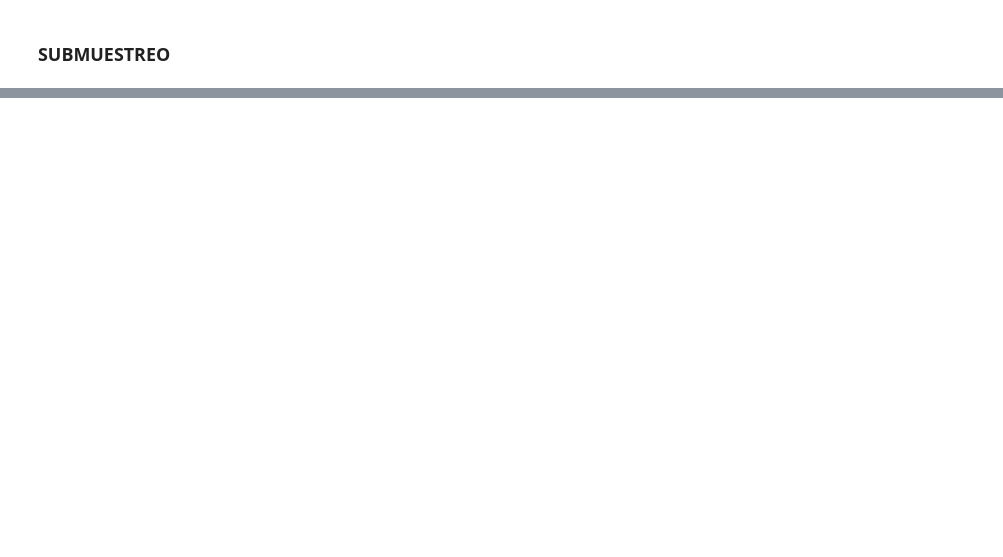
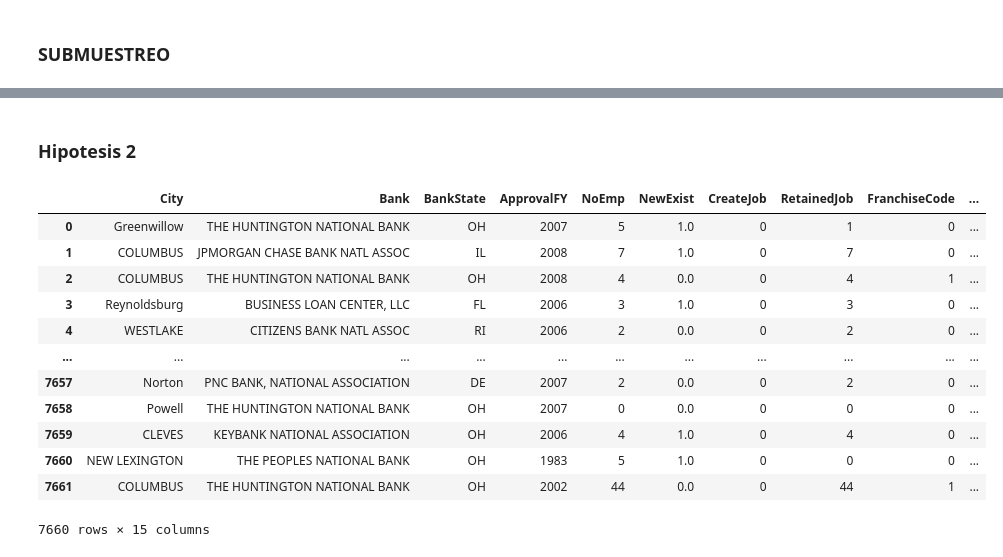
Before and after one commit to ananags/LBBYs, a Jupyter notebook: notebooks/3_modelado/3.1_modelos_geometricos/AlgoritmosGeometricos.ipynb, the cells around one changed output, grey strips where cells are left out. Saved outputs shown, nothing was run; the diff lists cells and outputs as text; code cells hidden in the pictures; blank space fills up the shorter version.

Commit message:
hipotesis 2

```diff
--- a/notebooks/3_modelado/3.1_modelos_geometricos/AlgoritmosGeometricos.ipynb
+++ b/notebooks/3_modelado/3.1_modelos_geometricos/AlgoritmosGeometricos.ipynb
@@ -258,0 +119,51 @@ print(f"Mean Accuracy: {kfold_scores.mean():.4f}")
+# %% [markdown]
+### Hipotesis 2
+# %%
+df = pd.read_csv('df_train.csv')
+df
+# 2. Separar clases mayoritaria y minoritaria
+df_majority = df[df["Accept"] == 1]  # Créditos aceptados (clase mayoritaria)
+df_minority = df[df["Accept"] == 0]  # Créditos no aceptados (clase minoritaria)
+# 3. Aplicar Submuestreo (undersampling)
+df_majority_downsampled = resample(df_majority,
+                                   replace=False,  # Sin reemplazo
+                                   n_samples=len(df_minority),  # Igualar cantidad de muestras
+                                   random_state=42)  # Fijar semilla
+# 4. Unir el dataset balanceado
+df_balanced = pd.concat([df_majority_downsampled, df_minority])
+# 5. Mezclar los datos para evitar sesgos
+df_balanced = df_balanced.sample(frac=1, random_state=42).reset_index(drop=True)
+# Eliminar filas con NaN en las columnas relevantes
+columnas_relevantes = ['City', 'NoEmp', 'UrbanRural', 'NewExist', 'Accept']
+df_balanced= df_balanced.dropna(subset=columnas_relevantes)
+df_balanced = df_balanced.drop(columns=["id"])
+df_balanced = df_balanced.drop(columns=["LoanNr_ChkDgt"])
+df_balanced = df_balanced.drop(columns=["Name"])
+df_balanced = df_balanced.drop(columns=["ApprovalDate"])
+df_balanced = df_balanced.drop(columns=["DisbursementDate"])
+df_balanced = df_balanced.drop(columns=["State"])
+
+df_balanced.head()
+# Seleccionar variables predictoras y la variable objetivo "Accept"
+df_balanced.fillna(0, inplace=True)
+X = df_balanced[['Bank', 'City', 'BankState', 'NoEmp', 'UrbanRural', 'NewExist', 'DisbursementGross']]
+y = df_balanced['Accept']
+
+# Convertir variables categóricas a dummies (City, State y UrbanRural)
+X = pd.get_dummies(X, columns=['Bank', 'City', 'BankState', 'UrbanRural'], drop_first=True)
+
+df_balanced
+# %% [output]
+|  | City | Bank | BankState | ApprovalFY | NoEmp | NewExist | CreateJob | RetainedJob | FranchiseCode | ... |
+| 0 | Greenwillow | THE HUNTINGTON NATIONAL BANK | OH | 2007 | 5 | 1.0 | 0 | 1 | 0 | ... |
+| 1 | COLUMBUS | JPMORGAN CHASE BANK NATL ASSOC | IL | 2008 | 7 | 1.0 | 0 | 7 | 0 | ... |
+| 2 | COLUMBUS | THE HUNTINGTON NATIONAL BANK | OH | 2008 | 4 | 0.0 | 0 | 4 | 1 | ... |
+| 3 | Reynoldsburg | BUSINESS LOAN CENTER, LLC | FL | 2006 | 3 | 1.0 | 0 | 3 | 0 | ... |
+| 4 | WESTLAKE | CITIZENS BANK NATL ASSOC | RI | 2006 | 2 | 0.0 | 0 | 2 | 0 | ... |
+| ... | ... | ... | ... | ... | ... | ... | ... | ... | ... | ... |
+| 7657 | Norton | PNC BANK, NATIONAL ASSOCIATION | DE | 2007 | 2 | 0.0 | 0 | 2 | 0 | ... |
+| 7658 | Powell | THE HUNTINGTON NATIONAL BANK | OH | 2007 | 0 | 0.0 | 0 | 0 | 0 | ... |
+| 7659 | CLEVES | KEYBANK NATIONAL ASSOCIATION | OH | 2006 | 4 | 1.0 | 0 | 4 | 0 | ... |
+| 7660 | NEW LEXINGTON | THE PEOPLES NATIONAL BANK | OH | 1983 | 5 | 1.0 | 0 | 0 | 0 | ... |
+| 7661 | COLUMBUS | THE HUNTINGTON NATIONAL BANK | OH | 2002 | 44 | 0.0 | 0 | 44 | 1 | ... |
+7660 rows × 15 columns
```
Also changed, not shown: parts of 36 cells of this notebook.
